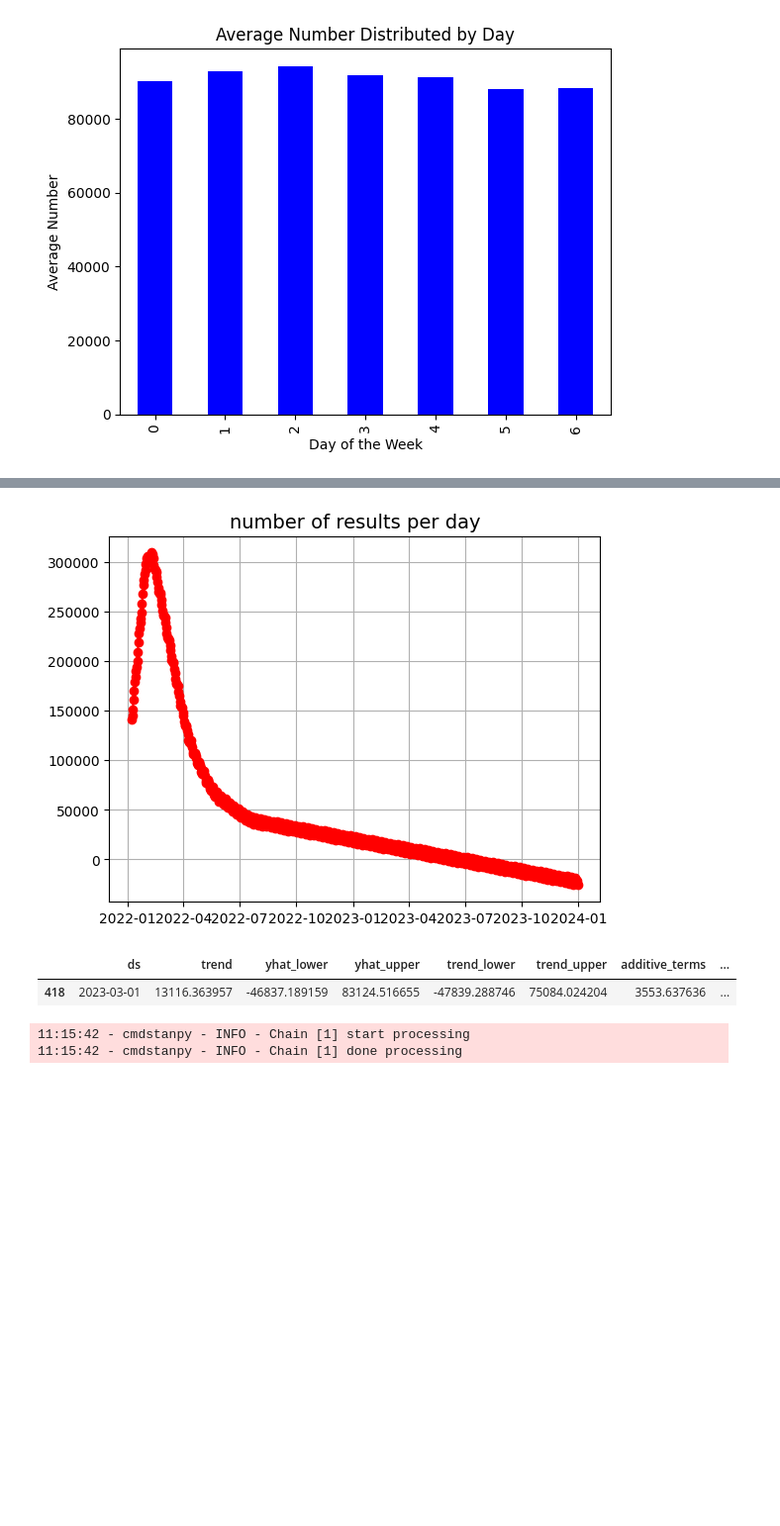
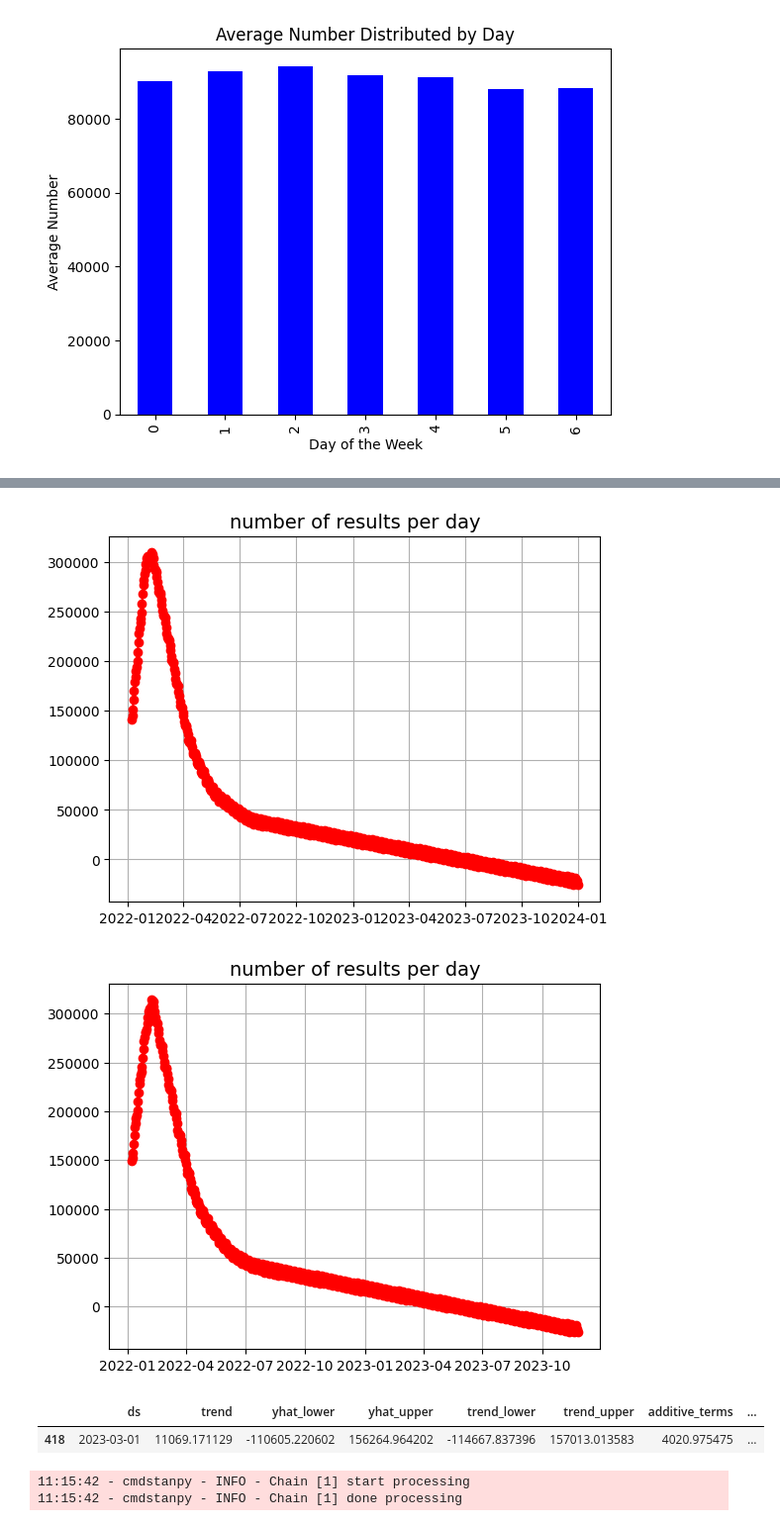
Before and after one commit to carlostbello/COMAP2023, a Jupyter notebook: src/test.ipynb, the cells around one changed output, grey strips where cells are left out. Shown: that part at 99% size. Drawn from its saved outputs; the diff is of its cells as text; code cells hidden in the pictures; blank space fills up the shorter version.

Commit message:
test split for prophet

```diff
--- a/src/test.ipynb
+++ b/src/test.ipynb
@@ -84,0 +94,17 @@ ModuleNotFoundError: No module named 'prophet'
+# %%
+# Split the data into training and test sets
+train_size = int(len(df_numpeople_predict) * 0.9)
+train_data, test_data = df_numpeople_predict[:train_size], df_numpeople_predict[train_size:]
+display(train_data)
+display(test_data)
+# Fit the model to the training data
+model = Prophet()
+model.fit(train_data)
+
+# Make predictions on the test set
+future_dates = model.make_future_dataframe(periods=len(test_data), freq='D')
+predictions = model.predict(future_dates)[-len(test_data):]
+
+# Evaluate the model's accuracy
+mape = mean_absolute_percentage_error(test_data['y'], predictions['yhat'])
+print('MAPE: {}'.format(mape))
@@ -85,14 +145,26 @@ ModuleNotFoundError: No module named 'prophet'
 # %%
 plt.plot(forecast['ds'], forecast['yhat'], color='red', marker='o')
 plt.title('number of results per day', fontsize=14)
 plt.grid(True)
 plt.show()
 
 forecast[forecast.ds == "2023-03-01"]
+
+future = model.make_future_dataframe(periods=365)
+
+forecast = model.predict(future)
+forecast.tail()
+plt.plot(forecast['ds'], forecast['yhat'], color='red', marker='o')
+plt.title('number of results per day', fontsize=14)
+plt.grid(True)
+plt.show()
+
+forecast[forecast.ds == "2023-03-01"]
 # %% [output]
 [figure]
+[figure, added]
 |  | ds | trend | yhat_lower | yhat_upper | trend_lower | trend_upper | additive_terms | ... |
-| 418 | 2023-03-01 | 13116.363957 | -46837.189159 | 83124.516655 | -47839.288746 | 75084.024204 | 3553.637636 | ... |
+| 418 | 2023-03-01 | 11069.171129 | -110605.220602 | 156264.964202 | -114667.837396 | 157013.013583 | 4020.975475 | ... |
 # %%
 df_numpeople_predict = df[["date", "num_hardmode"]]
 df_numpeople_predict.columns = ['ds', 'y']
```
Also changed, not shown: parts of 6 cells of this notebook, 1 other file.
